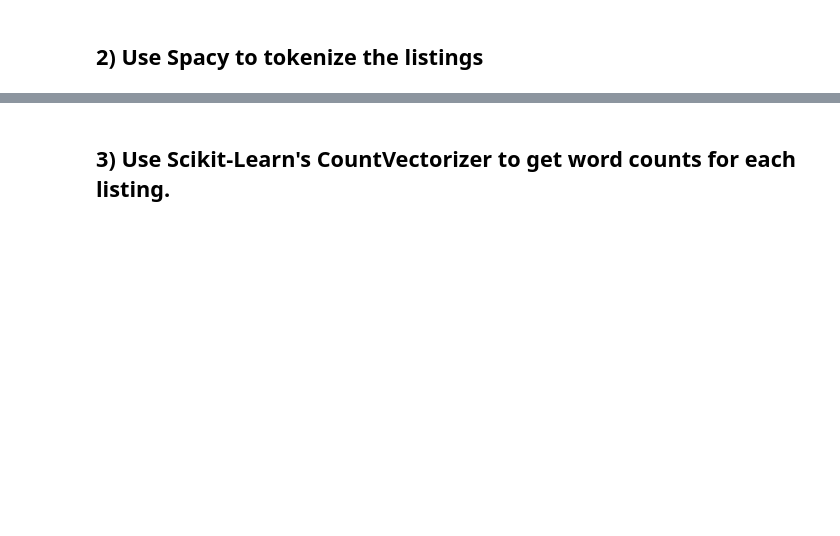
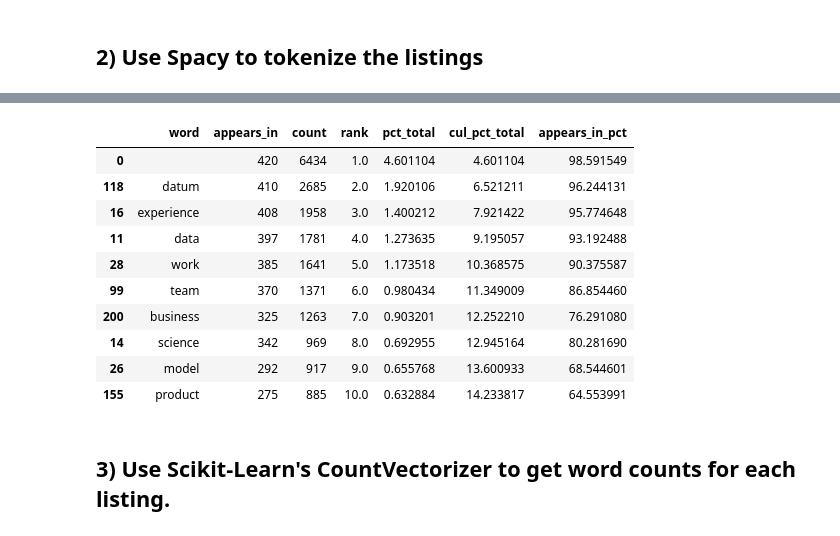
Before and after one commit to minh14496/DS-Unit-4-Sprint-1-NLP, a Jupyter notebook: module2-vector-representations/LS_DS_412_Vector_Representations_Assignment.ipynb, the cells around one changed output, grey strips where cells are left out. Cells and saved outputs as stored; diff of their text form; code cells hidden in the pictures; blank space fills up the shorter version.

```diff
--- a/module2-vector-representations/LS_DS_412_Vector_Representations_Assignment.ipynb
+++ b/module2-vector-representations/LS_DS_412_Vector_Representations_Assignment.ipynb
@@ -75,2 +152,16 @@ raise Exception("\nThis task is not complete. \nReplace this line with your code
+# %%
+wc.head(10)
+# %% [output]
+|  | word | appears_in | count | rank | pct_total | cul_pct_total | appears_in_pct |
+| 0 |  | 420 | 6434 | 1.0 | 4.601104 | 4.601104 | 98.591549 |
+| 118 | datum | 410 | 2685 | 2.0 | 1.920106 | 6.521211 | 96.244131 |
+| 16 | experience | 408 | 1958 | 3.0 | 1.400212 | 7.921422 | 95.774648 |
+| 11 | data | 397 | 1781 | 4.0 | 1.273635 | 9.195057 | 93.192488 |
+| 28 | work | 385 | 1641 | 5.0 | 1.173518 | 10.368575 | 90.375587 |
+| 99 | team | 370 | 1371 | 6.0 | 0.980434 | 11.349009 | 86.854460 |
+| 200 | business | 325 | 1263 | 7.0 | 0.903201 | 12.252210 | 76.291080 |
+| 14 | science | 342 | 969 | 8.0 | 0.692955 | 12.945164 | 80.281690 |
+| 26 | model | 292 | 917 | 9.0 | 0.655768 | 13.600933 | 68.544601 |
+| 155 | product | 275 | 885 | 10.0 | 0.632884 | 14.233817 | 64.553991 |
 # %% [markdown]
 ## 3) Use Scikit-Learn's CountVectorizer to get word counts for each listing.
```
Also changed, not shown: parts of 27 cells of this notebook.
